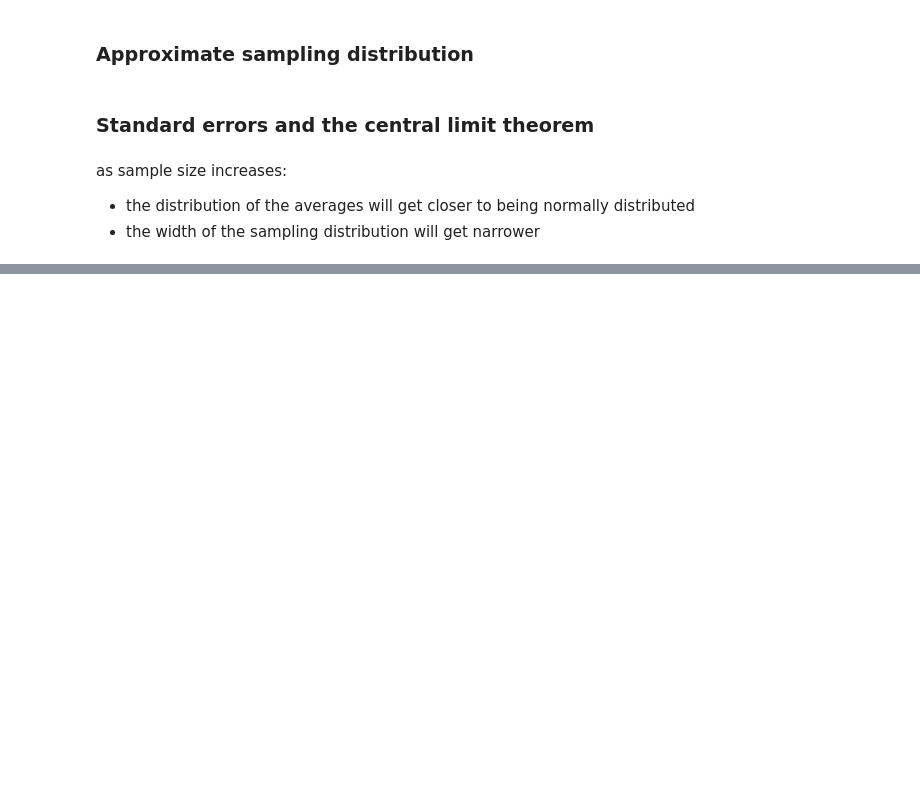
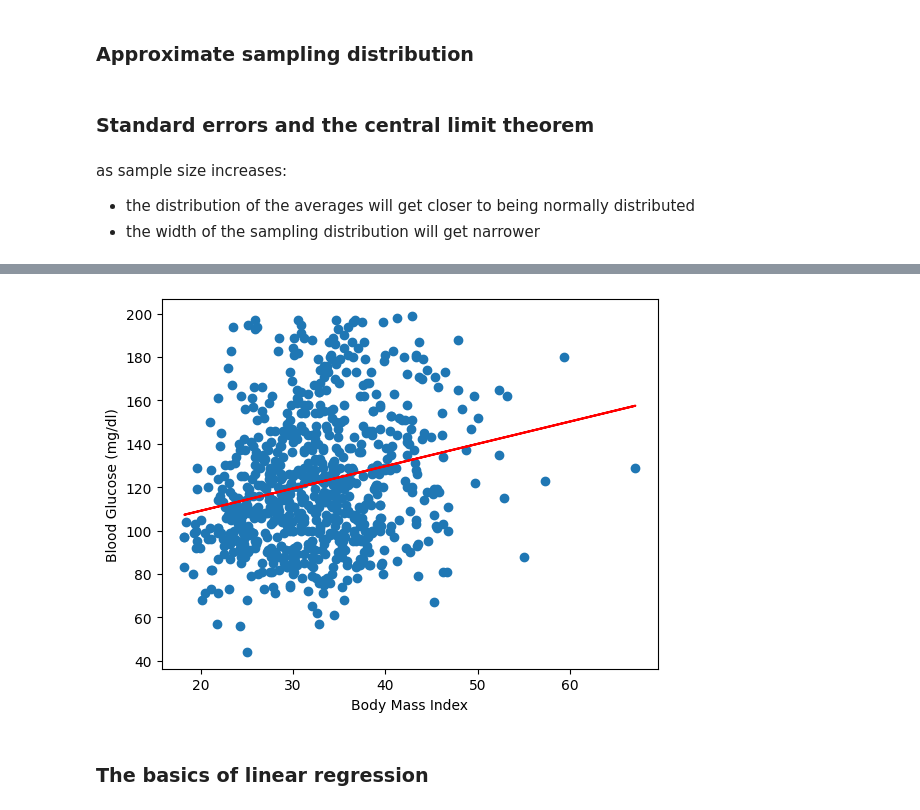
Before and after one commit to Hazim-HF/DataCamp, a Jupyter notebook: DataCamp.ipynb, the cells around one changed output, grey strips where cells are left out. Saved outputs shown, nothing was run; the diff lists cells and outputs as text; code cells hidden in the pictures; blank space fills up the shorter version.

```diff
--- a/DataCamp.ipynb
+++ b/DataCamp.ipynb
@@ -871,0 +1032,15 @@ AttributeError: module 'pandas' has no attribute 'expand_grid'
+# %%
+# fitting a regression model
+from sklearn.linear_model import LinearRegression
+reg = LinearRegression()
+reg.fit(X_bmi, y)
+predictions = reg.predict(X_bmi)
+plt.scatter(X_bmi, y)
+plt.plot(X_bmi, predictions, color = 'red')
+plt.ylabel("Blood Glucose (mg/dl)")
+plt.xlabel("Body Mass Index")
+plt.show();
+# %% [output]
+[figure, added]
+# %% [markdown]
+### The basics of linear regression
```
Also changed, not shown: parts of 32 cells of this notebook, 10 other files.
